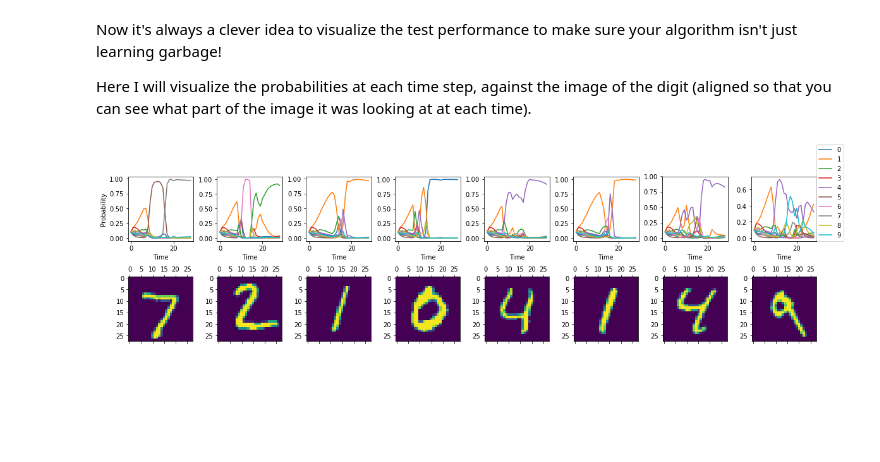
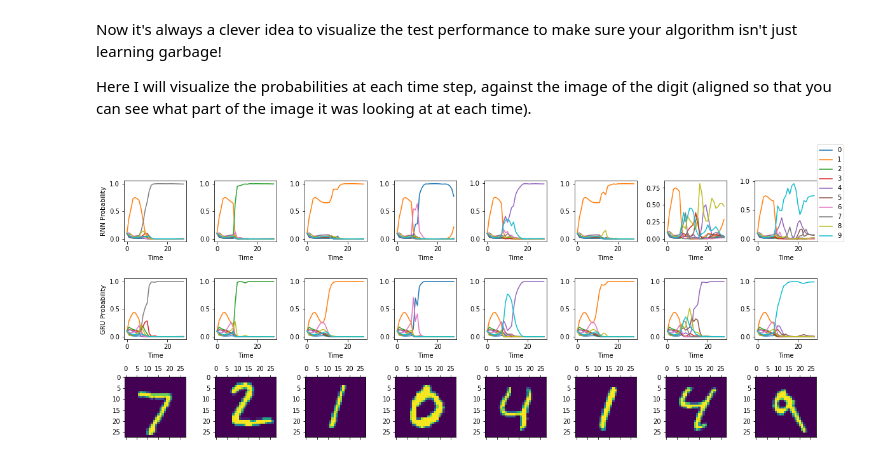
Before and after one commit to gbarello/tensorflow_workshop, a Jupyter notebook: TF_RNN_notebook.ipynb, the cells around one changed output. Drawn from its saved outputs; the diff is of its cells as text; code cells hidden in the pictures; blank space fills up the shorter version.

```diff
--- a/TF_RNN_notebook.ipynb
+++ b/TF_RNN_notebook.ipynb
@@ -56,6 +59,10 @@ Lastly, we reshape the time-dependent state and pass them all through a single d
 def get_next_state(INP,STATE):
     net = tf.layers.dense(tf.concat([INP,STATE],axis = -1),128,name = "rnn_l1",reuse = tf.AUTO_REUSE,activation = tf.nn.relu)
     net = tf.layers.dense(net,STATE.shape[-1],name = "rnn_l2",reuse = tf.AUTO_REUSE)
+
+    if fair_GRU_test:
+        net2 = tf.layers.dense(tf.concat([INP,STATE],axis = -1),STATE.shape[-1],name = "gate_l1",reuse = tf.AUTO_REUSE,activation = tf.nn.sigmoid)
+        net = net2 + net
 
     return net
 
@@ -78,7 +115,7 @@ print(probs.shape)
 # %% [markdown]
 Here I constrtuct the loss function. I take the mean cross-entropy loss between prediction and label in the final `test_time` time steps. There is some shuffling of dimentions that happens here which could probably be skipped with a clever application of keyowrd arguments in various tensorflow functions.
 # %%
-test_time = 10
+test_time = 20
 
 time_label = tf.tile(tf.expand_dims(labels,1),[1,probs.shape[1],1])
 flattened_label = tf.reshape(time_label[:,-test_time:],[-1,n_labels])
@@ -88,8 +125,14 @@ test_probs = tf.nn.softmax(probs,axis = -1)
 
 loss = tf.reduce_mean(tf.nn.softmax_cross_entropy_with_logits_v2(labels = flattened_label,logits = flattened_probs))
 
+flattened_gru_probs = tf.reshape(gru_probs[:,-test_time:],[-1,n_labels])
+test_gru_probs = tf.nn.softmax(gru_probs,axis = -1)
+
+loss1 = tf.reduce_mean(tf.nn.softmax_cross_entropy_with_logits_v2(labels = flattened_label,logits = flattened_probs))
+loss2 = tf.reduce_mean(tf.nn.softmax_cross_entropy_with_logits_v2(labels = flattened_label,logits = flattened_gru_probs))
+
 adam = tf.train.AdamOptimizer()
-train = adam.minimize(loss)
+train = adam.minimize(loss1 + loss2)
 # %%
 def make_1hot(l):
     out = np.zeros(shape = (len(l),n_labels))
@@ -119,23 +162,25 @@ test_freq = 100
 normed_test = (test_data - m)/s
 test_label_1h = make_1hot(test_label)
 
+print("epoch\trnn\tgru\trnn*\tgru*")
+
 for k in range(n_epochs):
     b_index = np.random.choice(range(len(test_data)),batch_size,replace = False)
     batch_data = normed_data[b_index]
     batch_labels = make_1hot(train_label[b_index])
 
-    _,train_loss = sess.run([train,loss],{inputs:batch_data,labels:batch_labels})
+    _,train_loss,gru_train_loss = sess.run([train,loss1,loss2],{inputs:batch_data,labels:batch_labels})
 
     if k%test_freq == 0:
         tres = []
         for j in range(len(normed_test)//16):
-            tres.append(sess.run(loss,{inputs:normed_test[j*16:(j+1)*16],labels:test_label_1h[j*16:(j+1)*16]}))
+            tres.append(sess.run([loss1,loss2],{inputs:normed_test[j*16:(j+1)*16],labels:test_label_1h[j*16:(j+1)*16]}))
 
-        tres = np.mean(tres)
-        results.append([k,train_loss,tres])
+        tres = np.mean(tres,axis = 1)
+        results.append([k,train_loss,gru_train_loss,tres[0],tres[1]])
 
     if k%print_freq == 0:
-        print("{}\t{}\t{}".format(k,train_loss,tres))
+        print("{}\t{:.3f}\t{:.3f}\t{:.3f}\t{:.3f}".format(k,train_loss,gru_train_loss,tres[0],tres[1]))
 
 
 results = np.array(results)
@@ -163,3 +205,3 @@ results = np.array(results)
 # %%
-test = sess.run(test_probs,{inputs:normed_test[:16],labels:test_label_1h[:16]})
+test,gru_test = sess.run([test_probs,test_gru_probs],{inputs:normed_test[:16],labels:test_label_1h[:16]})
 sess.close()
@@ -169,17 +221,22 @@ Now it's always a clever idea to visualize the test performance to make sure you
 Here I will visualize the probabilities at each time step, against the image of the digit (aligned so that you can see what part of the image it was looking at at each time).
 # %%
 nfig = 8
-fig,sub = plt.subplots(2,nfig,figsize = (nfig*2,4))
+fig,sub = plt.subplots(3,nfig,figsize = (nfig*2,6))
 
 for ii in range(nfig):
     for kk in range(10):
         sub[0,ii].plot(test[ii,:,kk],label = kk)
         sub[0,ii].set_xlabel('Time')
-    sub[1,ii].matshow(np.reshape(test_data[ii],[data_edge,data_edge]))
 
-sub[0,0].set_ylabel('Probability')
+        sub[1,ii].plot(gru_test[ii,:,kk],label = kk)
+        sub[1,ii].set_xlabel('Time')
+
+    sub[2,ii].matshow(np.reshape(test_data[ii],[data_edge,data_edge]))
+
+sub[0,0].set_ylabel('RNN Probability')
+sub[1,0].set_ylabel('GRU Probability')
 sub[0,-1].legend(loc = [1,0])
 plt.tight_layout()
 plt.show()
 # %% [output]
-[figure, old version]
+[figure, new version]
```
Also changed, not shown: parts of 6 cells of this notebook, 1 other file.
